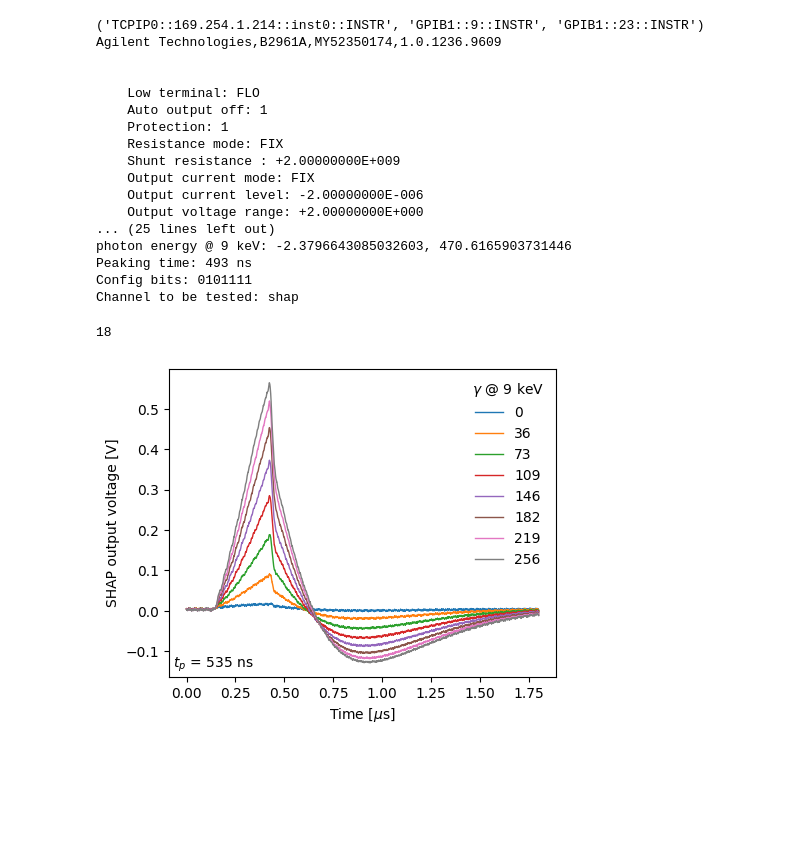
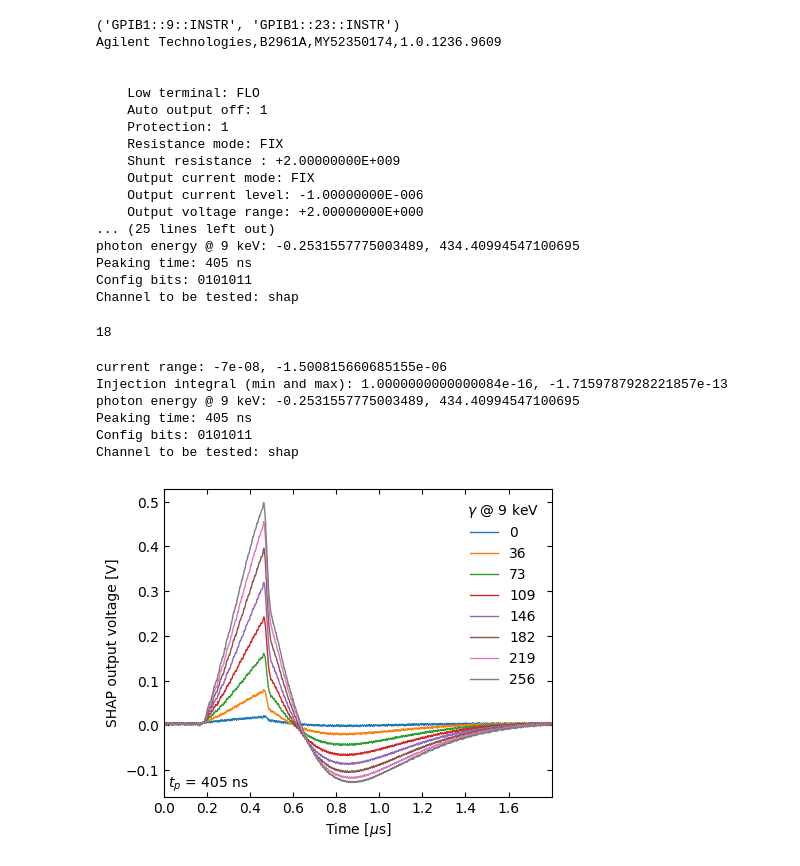
Before and after one commit to microlab-unibg/pFREYA_testbench_code, a Jupyter notebook: pFREYA_instrument_comms/transient.ipynb, the cells around one changed output. Drawn from its saved outputs; the diff is of its cells as text; code cells hidden in the pictures; blank space fills up the shorter version.

```diff
--- a/pFREYA_instrument_comms/transient.ipynb
+++ b/pFREYA_instrument_comms/transient.ipynb
@@ -7,9 +7,9 @@ from datetime import datetime
 import matplotlib.colors as mcolors
 
 import config
-config.config(channel='shap',n_steps=8,cfg_bits=[0,1,0,1,1,1,1])
+config.config(channel='shap',n_steps=8,cfg_bits=[0,1,0,1,0,1,1])
 # %% [output]
-('TCPIP0::169.254.1.214::inst0::INSTR', 'GPIB1::9::INSTR', 'GPIB1::23::INSTR')
+('GPIB1::9::INSTR', 'GPIB1::23::INSTR')
 Agilent Technologies,B2961A,MY52350174,1.0.1236.9609
 
 
@@ -19,12 +19,12 @@ Agilent Technologies,B2961A,MY52350174,1.0.1236.9609
     Resistance mode: FIX
     Shunt resistance : +2.00000000E+009
     Output current mode: FIX
-    Output current level: -2.00000000E-006
+    Output current level: -1.00000000E-006
     Output voltage range: +2.00000000E+000
 ... (25 lines left out)
-photon energy @ 9 keV: -2.3796643085032603, 470.6165903731446
-Peaking time: 493 ns
-Config bits: 0101111
+photon energy @ 9 keV: -0.2531557775003489, 434.40994547100695
+Peaking time: 405 ns
+Config bits: 0101011
 Channel to be tested: shap
 # %%
 #print(config.lecroy.query('C1:CRVA? HREL').split(',')[2])
@@ -56,24 +56,52 @@ channel_name = 'csa'
+# %%
+#============ THIS TO GET DATA FROM OLDER MEASUREMENTS ====================
+import matplotlib.pyplot as plt
+import numpy as np
+import pandas as pd
+import time
+from datetime import datetime
+import matplotlib.colors as mcolors
+import config
+
+path = 'G:/My Drive/PHD/FALCON/measures/transient/shap/shap_0101011_nominal_160424_105215.tsv'
+df = pd.read_csv(path,sep='\t')
+datetime_str = datetime.strftime(datetime.now(), '%d%m%y_%H%M%S')
+arr_split = path.split('/')
+channel_name = arr_split[6]
+config_bits_str = arr_split[-1].split('_')[1]
+config_bits = [int(x) for x in config_bits_str]
+config.config(channel=channel_name,n_steps=8,cfg_bits=config_bits,cfg_inst=False)
+# %% [output]
+current range: -7e-08, -1.500815660685155e-06
+Injection integral (min and max): 1.0000000000000084e-16, -1.7159787928221857e-13
+photon energy @ 9 keV: -0.2531557775003489, 434.40994547100695
+Peaking time: 405 ns
+Config bits: 0101011
+Channel to be tested: shap
 # %%
 t_s = 0e-9 if config.channel_name == 'csa' else -100e-9
 t_e = .7e-6 if config.channel_name == 'csa' else 1.8e-6
 sub_df = df[df['Time (s)'].between(t_s, t_e)]
 
 colours = list(mcolors.TABLEAU_COLORS.keys())
 fig, ax = plt.subplots()
 fig.set_figheight(4)
 fig.set_figwidth(5)
 for i, cl in enumerate(config.current_lev):
 	ax.plot(
 		sub_df[sub_df['Current level step'] == i]['Time (s)']*10**6,
 		sub_df[sub_df['Current level step'] == i]['Amplitude (V)'],
 		'-', linewidth=1, color=colours[i])
 ax.set_xlabel('Time [$\\mu$s]')
 ax.set_ylabel(f'{channel_name.upper()} output voltage [V]')
+ax.tick_params(right=True, top=True, direction='in')
+ax.autoscale(enable=True, axis='x', tight=True)
+
 ax.legend(np.linspace(0,256,8).astype(int),
 		  title=f"$\\gamma$ @ {config.photon_energy} keV",
 		  frameon=False)
 if channel_name == 'shap':
 	ax.text(.01,.01,f'$t_p$ = {config.peaking_time} ns',ha='left',va='bottom',transform=ax.transAxes)
-plt.savefig(f'G:/My Drive/PHD/FALCON/measures/transient/{channel_name}/{channel_name}_{config.config_bits_str}_nominal_{datetime_str}.pdf',dpi=300)
+plt.savefig(f'G:/My Drive/PHD/FALCON/measures/transient/{channel_name}/{channel_name}_{config.config_bits_str}_nominal_LEMO{'LOW' if gain < 3 else 'HIGH'}_{datetime_str}.pdf',dpi=300)
 # %% [output]
-[figure, old version]
+[figure, new version]
```
Also changed, not shown: parts of 2 cells of this notebook, 11 other files.
